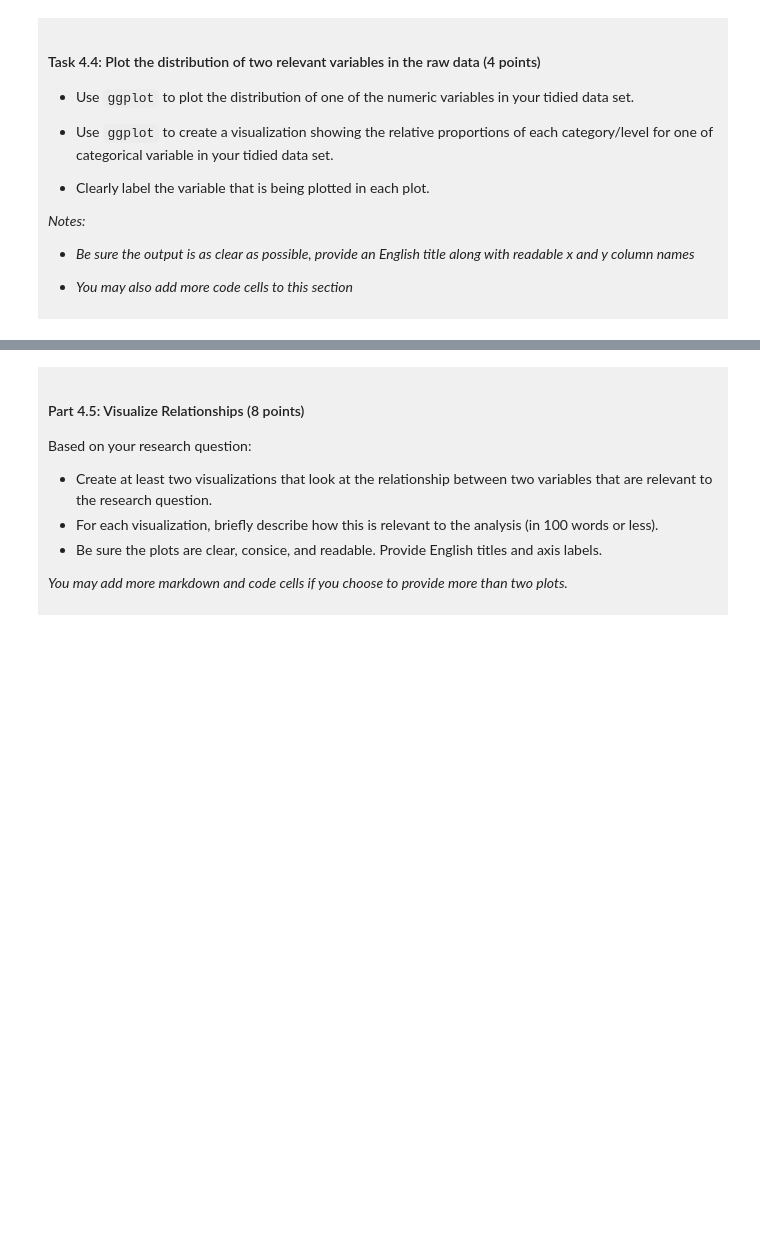
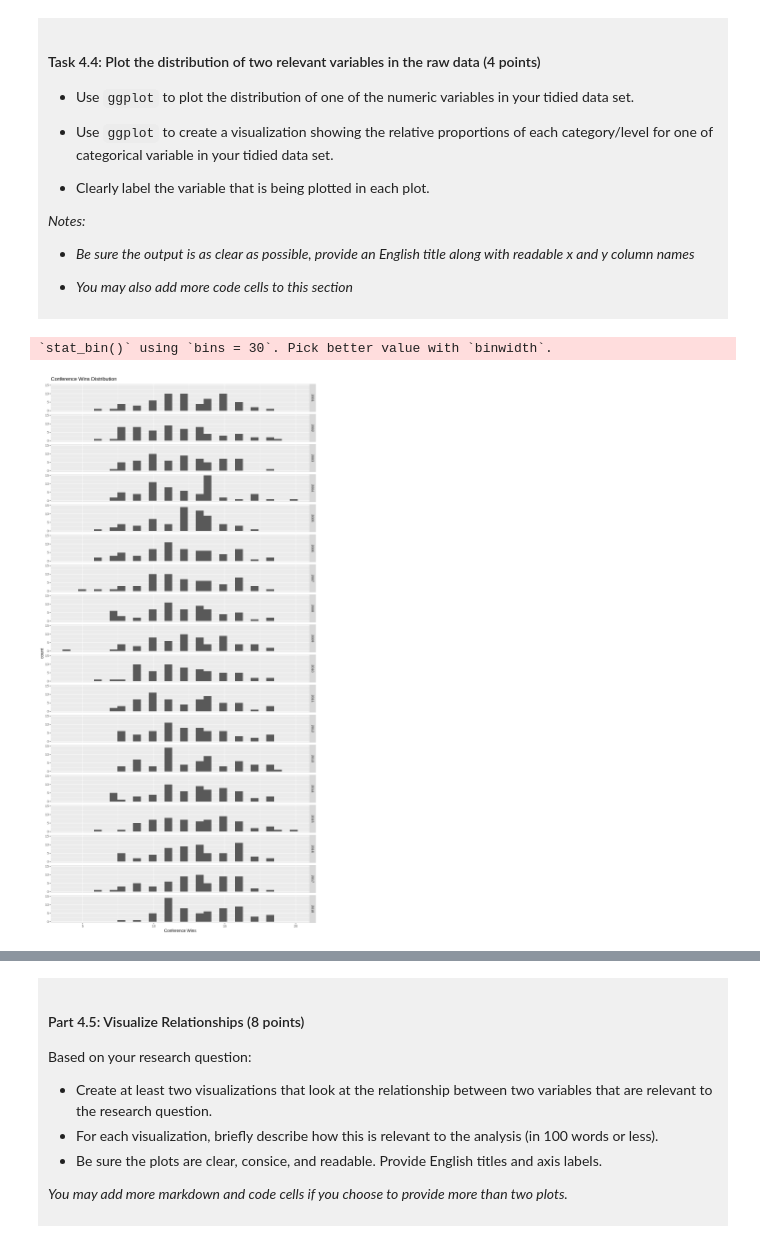
Before and after one commit to kenblx/dsci-100-project-kendrick-cheng, a Jupyter notebook: dsci-100-project-notebook.ipynb, the cells around one changed output, grey strips where cells are left out. Cells and saved outputs as stored; diff of their text form; code cells hidden in the pictures; blank space fills up the shorter version.

```diff
--- a/dsci-100-project-notebook.ipynb
+++ b/dsci-100-project-notebook.ipynb
@@ -297,5 +362,13 @@ You will refine your research question (if needed) and produce a tidy data set.
 
 </div>
 # %%
-### EDIT THIS CODE CELL FOR PLOT 1 ###
+options(repr.plot.width = 10, repr.plot.height = 20)
+conf_wins_distribution <- ggplot(womens_march_madness_tidy, aes(x = conf_wins)) +
+    geom_histogram() +
+    labs(x = "Conference Wins", title = "Conference Wins Distribution") +
+    facet_grid(vars(year))
+conf_wins_distribution
+# %% [output]
+`stat_bin()` using `bins = 30`. Pick better value with `binwidth`.
+[figure, added]
 # %%
```
Also changed, not shown: parts of 11 cells of this notebook.
